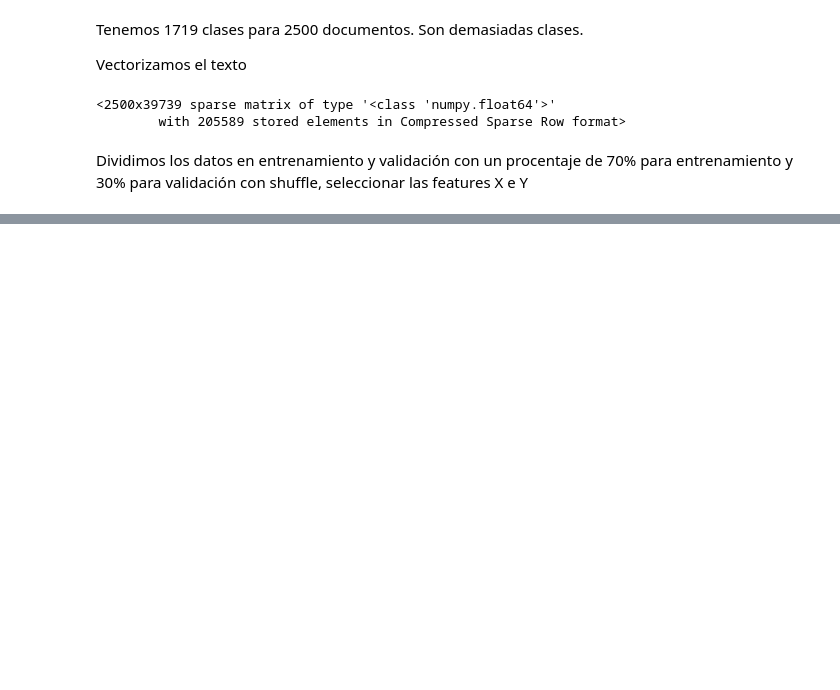
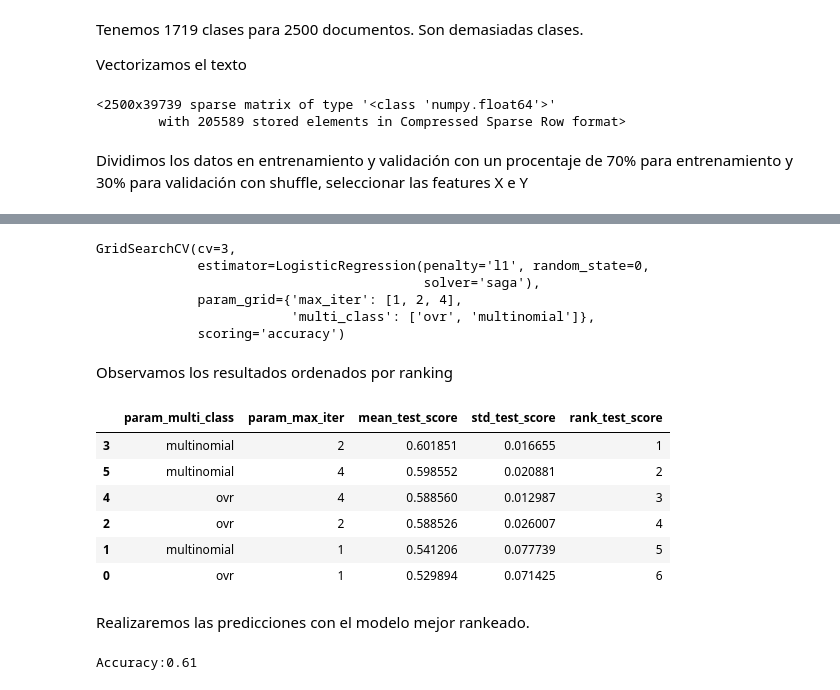
Before and after one commit to jorgeperezv/Busqueda-y-Recomendacion-de-Textos-Legales, a Jupyter notebook: Practico 4 - Aprendizaje Supervisado.ipynb, the cells around one changed output, grey strips where cells are left out. Drawn from its saved outputs; the diff is of its cells as text; code cells hidden in the pictures; blank space fills up the shorter version.

```diff
--- a/Practico 4 - Aprendizaje Supervisado.ipynb
+++ b/Practico 4 - Aprendizaje Supervisado.ipynb
@@ -773,0 +1012,34 @@ Vemos que la precisión es pésima, solo un 5%. Esto significa que no puede clas
+# %%
+param_grid = {
+    'multi_class': ['ovr', 'multinomial'],
+    'max_iter': [1, 2, 4]
+}
+# %%
+model = LogisticRegression(penalty='l1', solver='saga', random_state=0)
+# %%
+cv = GridSearchCV(model, param_grid, scoring='accuracy', cv=3)
+cv.fit(X_train, y_train)
+# %% [output]
+GridSearchCV(cv=3,
+             estimator=LogisticRegression(penalty='l1', random_state=0,
+                                          solver='saga'),
+             param_grid={'max_iter': [1, 2, 4],
+                         'multi_class': ['ovr', 'multinomial']},
+             scoring='accuracy')
+# %% [markdown]
+Observamos los resultados ordenados por ranking
+# %%
+results = cv.cv_results_
+# %%
+df_results = pandas.DataFrame(results)
+df_results[['param_multi_class', 'param_max_iter', 'mean_test_score', 'std_test_score', 'rank_test_score']].sort_values(by=["rank_test_score"])
+# %% [output]
+|  | param_multi_class | param_max_iter | mean_test_score | std_test_score | rank_test_score |
+| 3 | multinomial | 2 | 0.601851 | 0.016655 | 1 |
+| 5 | multinomial | 4 | 0.598552 | 0.020881 | 2 |
+| 4 | ovr | 4 | 0.588560 | 0.012987 | 3 |
+| 2 | ovr | 2 | 0.588526 | 0.026007 | 4 |
+| 1 | multinomial | 1 | 0.541206 | 0.077739 | 5 |
+| 0 | ovr | 1 | 0.529894 | 0.071425 | 6 |
+# %% [markdown]
+Realizaremos las predicciones con el modelo mejor rankeado.
@@ -773,0 +1051,5 @@ Vemos que la precisión es pésima, solo un 5%. Esto significa que no puede clas
+# %%
+accuracy = metrics.accuracy_score(y_test, y_test_pred)
+print(f'Accuracy:{accuracy:{0.2}}')
+# %% [output]
+Accuracy:0.61
```
Also changed, not shown: parts of 69 cells of this notebook.
